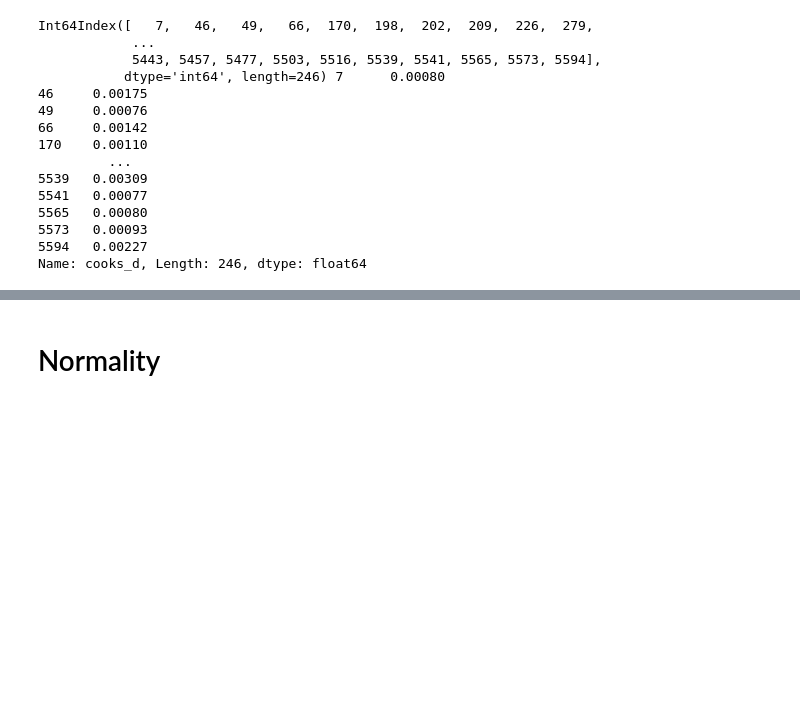
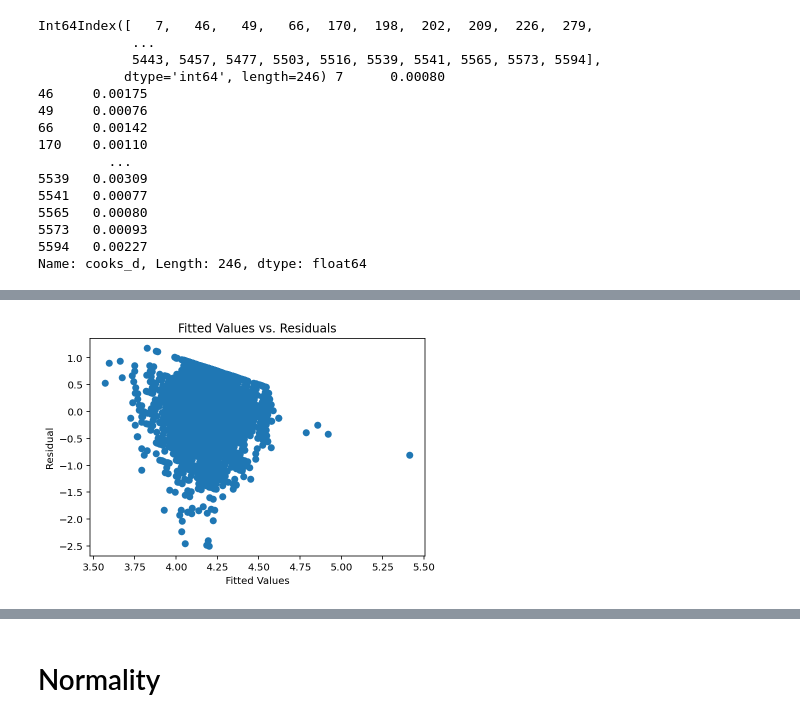
Before and after one commit to flomch/linear-regression-final-project, a Jupyter notebook: analysis.ipynb, the cells around one changed output, grey strips where cells are left out. Saved outputs shown, nothing was run; the diff lists cells and outputs as text; code cells hidden in the pictures; blank space fills up the shorter version.

```diff
--- a/analysis.ipynb
+++ b/analysis.ipynb
@@ -167,0 +204,13 @@ Name: cooks_d, Length: 246, dtype: float64
+# %%
+#threshold externally studentized residuals --> what is shown on the y axis above
+import scipy
+n=len(df)
+p= 44
+seuil_stud = scipy.stats.t.ppf(0.975,df=n-p-1)
+
+#detection - absolute value > threshold
+reg_studs=infl.resid_studentized_external
+atyp_stud = np.abs(reg_studs) > seuil_stud  # identify all externally studentized residuals over the threshold
+
+#which ones?
+print(df.index[atyp_stud],reg_studs[atyp_stud])
@@ -167,0 +237,15 @@ Name: cooks_d, Length: 246, dtype: float64
+# %%
+# Which points are considered influential points in both Externally Studentized Residuals and Cooks?
+
+externally_studentized = set(df.index[atyp_stud])
+cooks = set(df.index[atyp_cook])
+
+influential_points = externally_studentized.intersection(cooks)
+
+len(influential_points)
+
+infl_points_list = list(influential_points)
+# %%
+df2= df.drop(infl_points_list)
+model2 = smf.ols(f'{ystr}~{xstr}', data=df2).fit()
+model2.summary()
@@ -167,0 +304,13 @@ Name: cooks_d, Length: 246, dtype: float64
+# %%
+# Model without influential points
+
+p2 = model2.fittedvalues
+res2 = model2.resid
+plt.scatter(p2,res2)
+plt.xlabel("Fitted Values")
+plt.ylabel("Residual")
+plt.title("Fitted Values vs. Residuals")
+
+plt.show()
+# %% [output]
+[figure, added]
```
Also changed, not shown: parts of 18 cells of this notebook.
